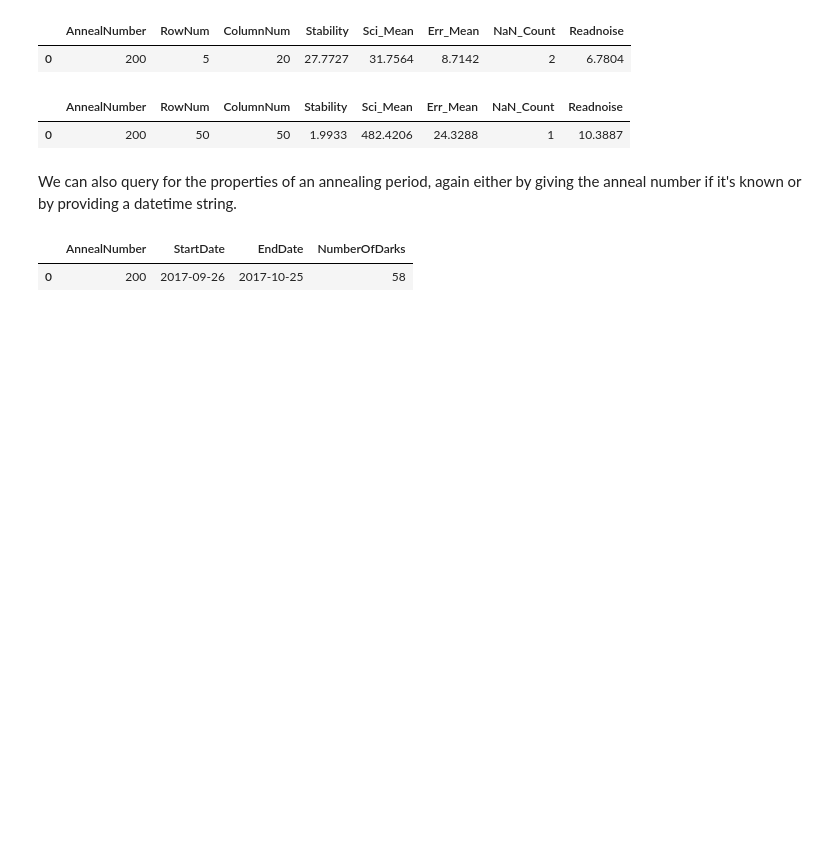
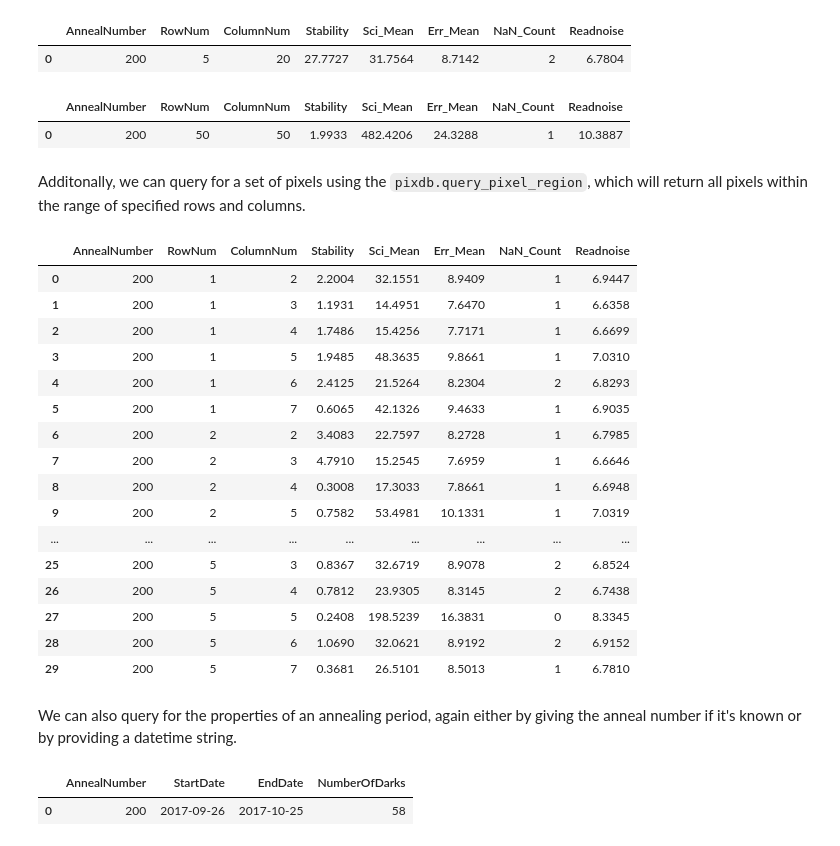
Before and after one commit to dougbrn/stis-ccd-pixeldb, a Jupyter notebook: pixeldb_users_guide.ipynb, the cells around one changed output. Saved outputs shown, nothing was run; the diff lists cells and outputs as text; code cells hidden in the pictures; blank space fills up the shorter version.

Commit message:
region query tweaks and users guide update

```diff
--- a/pixeldb_users_guide.ipynb
+++ b/pixeldb_users_guide.ipynb
@@ -108,6 +109,31 @@ result
 # %% [output]
 |  | AnnealNumber | RowNum | ColumnNum | Stability | Sci_Mean | Err_Mean | NaN_Count | Readnoise |
 | 0 | 200 | 50 | 50 | 1.9933 | 482.4206 | 24.3288 | 1 | 10.3887 |
+# %% [markdown]
+Additonally, we can query for a set of pixels using the `pixdb.query_pixel_region`, which will return all pixels within the range of specified rows and columns.
+# %%
+#Query Region
+#result = pixdb.query_pixel_row_col(1,5,2,7,date='2017-09-26 13:04:04')
+result = pixdb.query_pixel_region(pixel_row_range=[1,5],pixel_col_range=[2,7],date='2017-09-26 13:04:04')
+result
+# %% [output]
+|  | AnnealNumber | RowNum | ColumnNum | Stability | Sci_Mean | Err_Mean | NaN_Count | Readnoise |
+| 0 | 200 | 1 | 2 | 2.2004 | 32.1551 | 8.9409 | 1 | 6.9447 |
+| 1 | 200 | 1 | 3 | 1.1931 | 14.4951 | 7.6470 | 1 | 6.6358 |
+| 2 | 200 | 1 | 4 | 1.7486 | 15.4256 | 7.7171 | 1 | 6.6699 |
+| 3 | 200 | 1 | 5 | 1.9485 | 48.3635 | 9.8661 | 1 | 7.0310 |
+| 4 | 200 | 1 | 6 | 2.4125 | 21.5264 | 8.2304 | 2 | 6.8293 |
+| 5 | 200 | 1 | 7 | 0.6065 | 42.1326 | 9.4633 | 1 | 6.9035 |
+| 6 | 200 | 2 | 2 | 3.4083 | 22.7597 | 8.2728 | 1 | 6.7985 |
+| 7 | 200 | 2 | 3 | 4.7910 | 15.2545 | 7.6959 | 1 | 6.6646 |
+| 8 | 200 | 2 | 4 | 0.3008 | 17.3033 | 7.8661 | 1 | 6.6948 |
+| 9 | 200 | 2 | 5 | 0.7582 | 53.4981 | 10.1331 | 1 | 7.0319 |
+| ... | ... | ... | ... | ... | ... | ... | ... | ... |
+| 25 | 200 | 5 | 3 | 0.8367 | 32.6719 | 8.9078 | 2 | 6.8524 |
+| 26 | 200 | 5 | 4 | 0.7812 | 23.9305 | 8.3145 | 2 | 6.7438 |
+| 27 | 200 | 5 | 5 | 0.2408 | 198.5239 | 16.3831 | 0 | 8.3345 |
+| 28 | 200 | 5 | 6 | 1.0690 | 32.0621 | 8.9192 | 2 | 6.9152 |
+| 29 | 200 | 5 | 7 | 0.3681 | 26.5101 | 8.5013 | 1 | 6.7810 |
 # %% [markdown]
 We can also query for the properties of an annealing period, again either by giving the anneal number if it's known or by providing a datetime string.
 # %%
```
Also changed, not shown: parts of 1 cell of this notebook, 1 other file.
